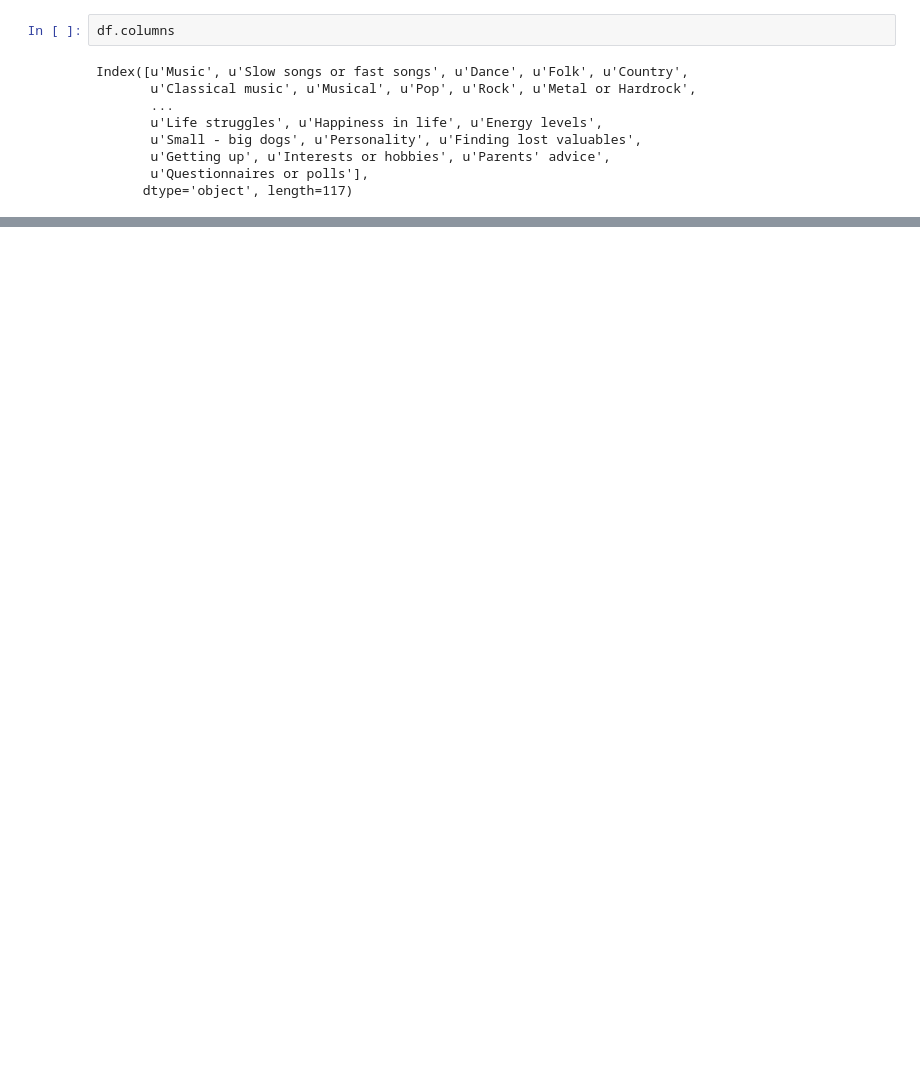
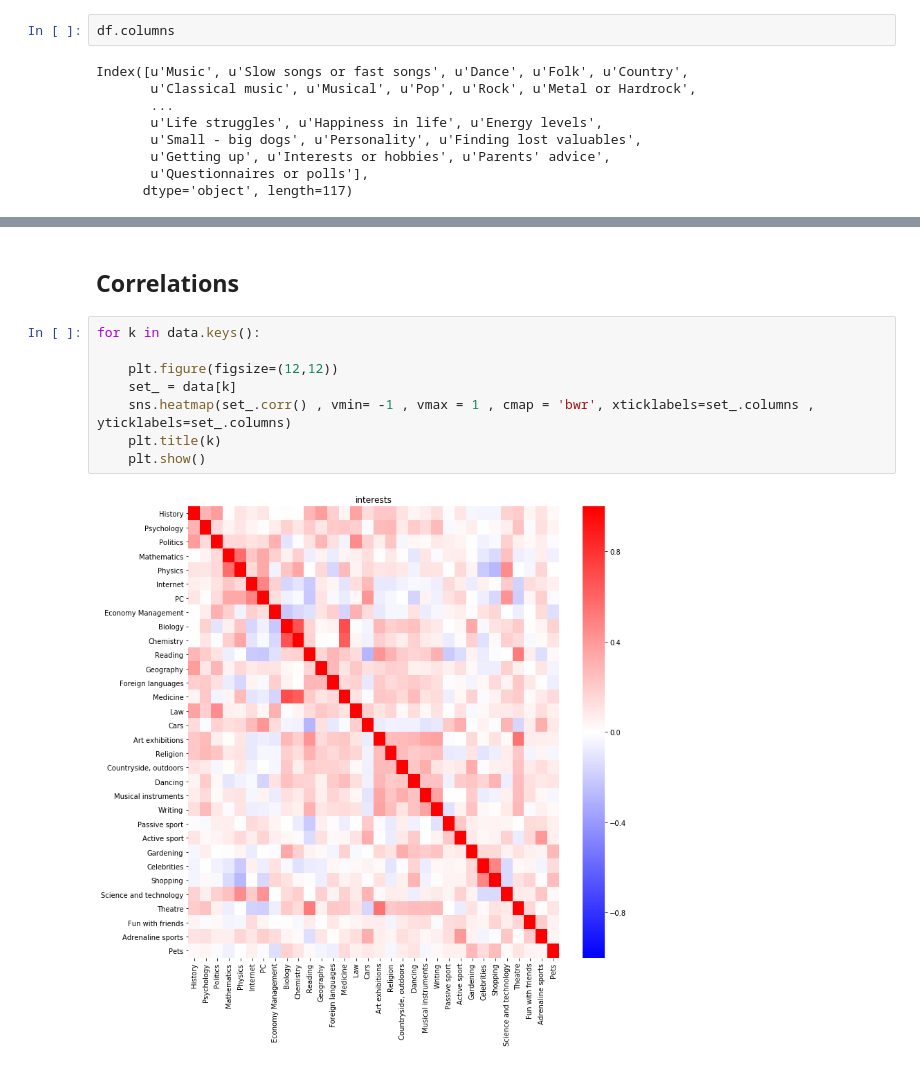
Before and after one commit to raulds77/inference_project, a Jupyter notebook: Observable PCA.ipynb, the cells around one changed output, grey strips where cells are left out. Drawn from its saved outputs; the diff is of its cells as text; blank space fills up the shorter version.

```diff
--- a/Observable PCA.ipynb
+++ b/Observable PCA.ipynb
@@ -49,0 +53,12 @@ for k in data.keys():
+# %% [markdown]
+## Correlations
+# %%
+for k in data.keys():
+
+    plt.figure(figsize=(12,12))
+    set_ = data[k]
+    sns.heatmap(set_.corr() , vmin= -1 , vmax = 1 , cmap = 'bwr', xticklabels=set_.columns , yticklabels=set_.columns)
+    plt.title(k)
+    plt.show()
+# %% [output]
+[figure, added]
```
Also changed, not shown: parts of 7 cells of this notebook.
